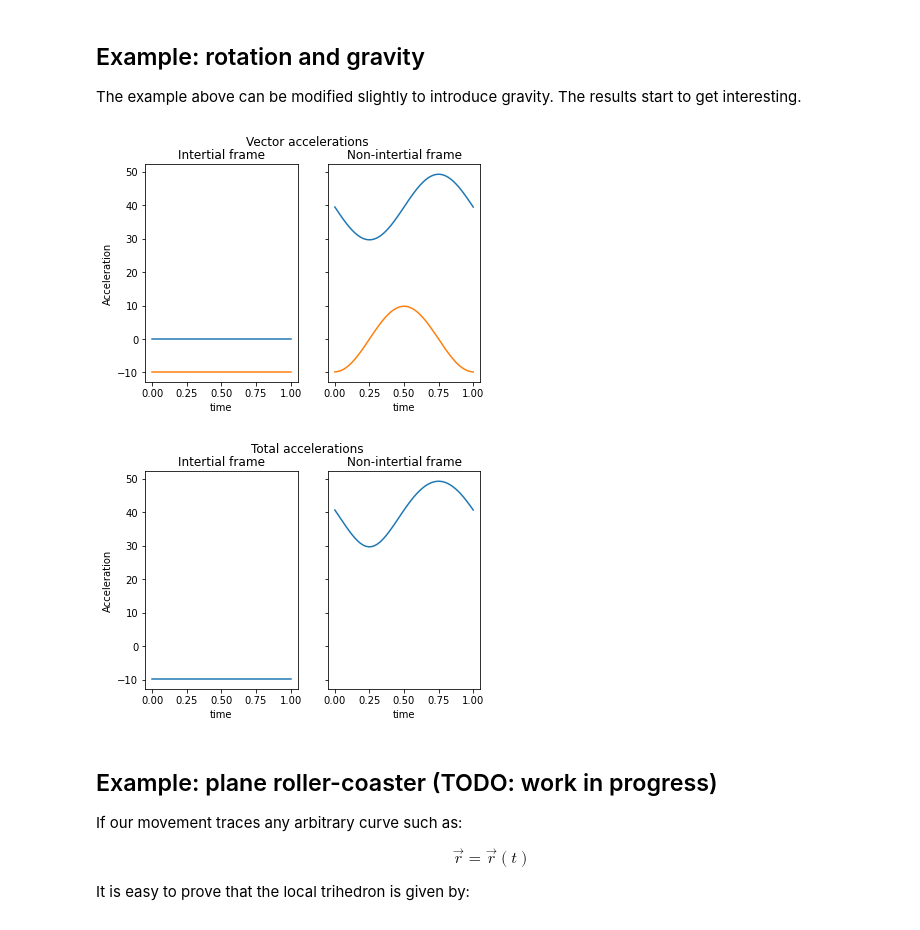
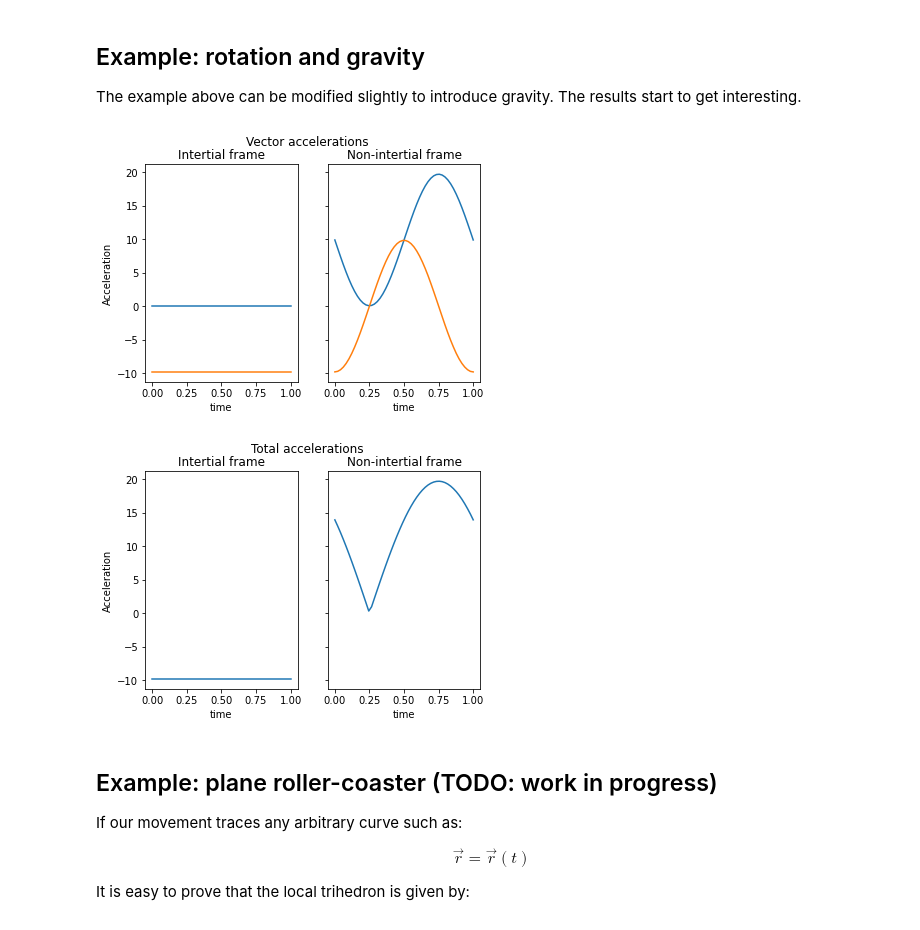
Before and after one commit to sequgen/accelsim, a Jupyter notebook: draft.ipynb, the cells around one changed output. Saved outputs shown, nothing was run; the diff lists cells and outputs as text; code cells hidden in the pictures.

```diff
--- a/draft.ipynb
+++ b/draft.ipynb
@@ -189,6 +190,7 @@ def arrayify(f):
         '''Coerces single number x into the one-element iterator (x, )'''
         return (x,) if not hasattr(x, '__iter__') else x
 
+    @functools.wraps(f)
     def vectorized_f(ts, *args, **kwargs):
         ts = ensure_iterable(ts) # Useful for uniformity. Otherwise, calling with a double or integer would fail
         results = map(lambda t : f(t, *args, **kwargs), ts)
@@ -201,7 +203,7 @@ def arrayify(f):
 
     return vectorized_f
 
-# TODO: merge this decorator in one
+# TODO: check if this can be done more elegantly with itertools, or at least merge this decorator in one
 def arrayify_abs(f):
     '''Arrayify a function from R into R'''
 
@@ -209,6 +211,7 @@ def arrayify_abs(f):
         '''Coerces single number x into the one-element iterator (x, )'''
         return (x,) if not hasattr(x, '__iter__') else x
 
+    @functools.wraps(f)
     def vectorized_f(ts, *args, **kwargs):
         ts = ensure_iterable(ts) # Useful for uniformity. Otherwise, calling with a double or integer would fail
         results = map(lambda t : f(t, *args, **kwargs), ts)
@@ -398,30 +401,30 @@ The example above can be modified slightly to introduce gravity. The results sta
 # %%
 # Parameters
 g = 9.81 # Gravitational acceleration (unsigned)
-R0 = 1 # Radius of rotation
+R0 = .25 # Radius of rotation
 w = 2*np.pi # Angular speed
 
 def a(t):
     '''Acceleration in the inertial system'''
     return np.matrix([[.0],
                       [-g]])
 
 def R(t):
     '''Relative displacement'''
     return R0 * np.matrix([[np.cos(w*t)],
                            [np.sin(w*t)]])
 
 def omega(t):
     '''Relative orientation matrix'''
     return np.matrix([[+np.cos(w*t), np.sin(w*t)],
                       [-np.sin(w*t), np.cos(w*t)]])
 
 ts = np.linspace(0, 1)
 plot_accel(ts, a_ni, a)
 plot_absaccel(ts, a_ni, a)
 # %% [output]
-[figure, old version]
+[figure, new version]
-[figure, old version]
+[figure, new version]
 # %% [markdown]
 ## Example: plane roller-coaster (TODO: work in progress)
 
```
Also changed, not shown: parts of 7 cells of this notebook.
